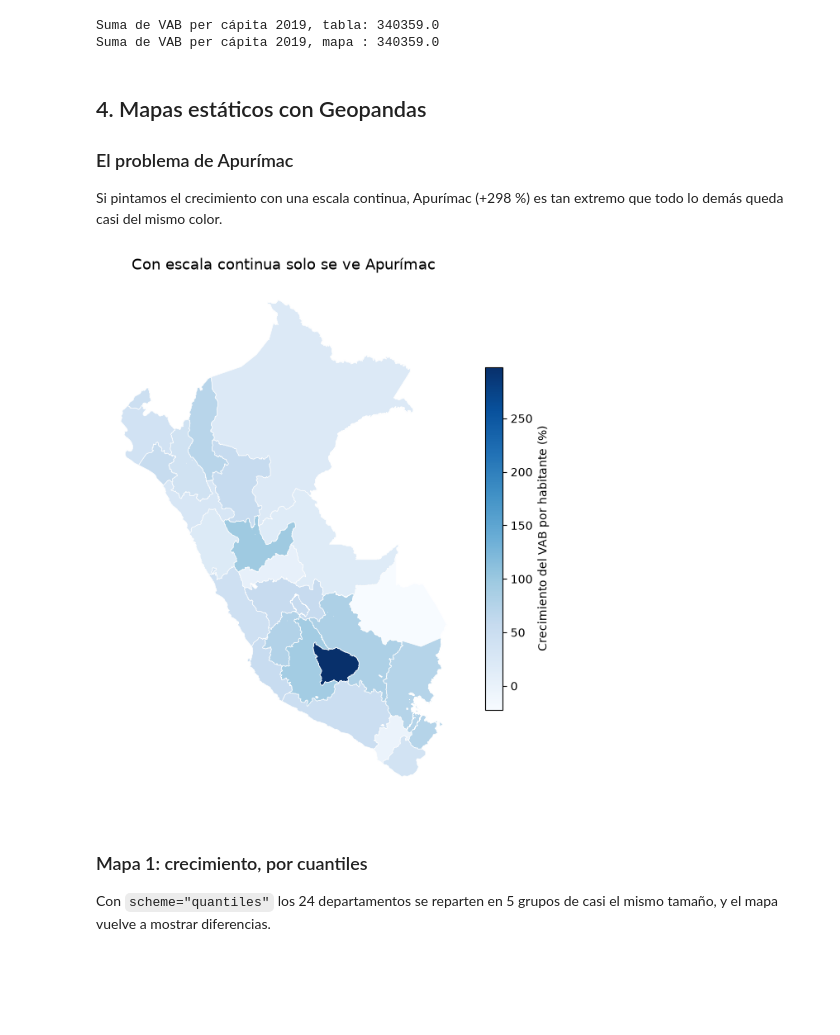
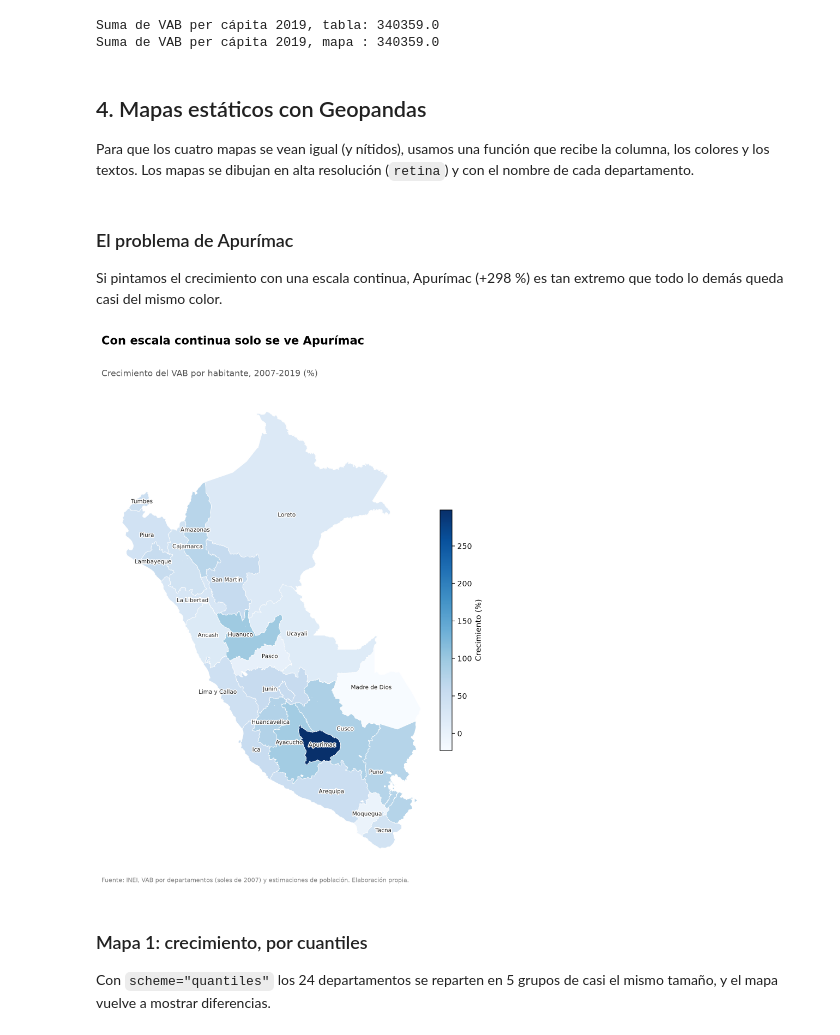
Before and after one commit to av-gomez/assignment_2_grupo_9, a Jupyter notebook: assignment_3/mapas.ipynb, the cells around one changed output. Cells and saved outputs as stored; diff of their text form; code cells hidden in the pictures; blank space fills up the shorter version.

Commit message:
Parte 2: Mapas

```diff
--- a/assignment_3/mapas.ipynb
+++ b/assignment_3/mapas.ipynb
@@ -163,3 +163,9 @@ print("Suma de VAB per cápita 2019, mapa :", round(mapa["vab_pc_2019"].sum(), 1
 # %% [output]
 Suma de VAB per cápita 2019, tabla: 340359.0
 Suma de VAB per cápita 2019, mapa : 340359.0
+# %% [markdown]
+## 4. Mapas estáticos con Geopandas
+
+Para que los cuatro mapas se vean igual (y nítidos), usamos una función que recibe la columna,
+los colores y los textos. Los mapas se dibujan en alta resolución (`retina`) y con el nombre de
+cada departamento.
@@ -166,22 +214,15 @@ Suma de VAB per cápita 2019, mapa : 340359.0
 # %% [markdown]
-## 4. Mapas estáticos con Geopandas
-
 ### El problema de Apurímac
 
 Si pintamos el crecimiento con una escala continua, Apurímac (+298 %) es tan extremo que
 todo lo demás queda casi del mismo color.
-# %%
-fuente = "Fuente: INEI, VAB por departamentos (soles de 2007) y estimaciones de población. Elaboración propia."
-
-fig, ax = plt.subplots(figsize=(7, 9))
-mapa.plot(column="crecimiento_pct", cmap="Blues", legend=True,
-          edgecolor="white", linewidth=0.5, ax=ax,
-          legend_kwds={"label": "Crecimiento del VAB por habitante (%)", "shrink": 0.6})
-ax.set_title("Con escala continua solo se ve Apurímac", fontsize=13)
-ax.set_axis_off()
-plt.show()
-# %% [output]
-[figure, removed]
+# %%
+dibujar_mapa("crecimiento_pct", "Blues",
+             titulo="Con escala continua solo se ve Apurímac",
+             subtitulo="Crecimiento del VAB por habitante, 2007-2019 (%)",
+             leyenda="Crecimiento (%)", cuantiles=False)
+# %% [output]
+[figure, added]
 # %% [markdown]
 ### Mapa 1: crecimiento, por cuantiles
 
```
Also changed, not shown: parts of 7 cells of this notebook, 1 other file.
